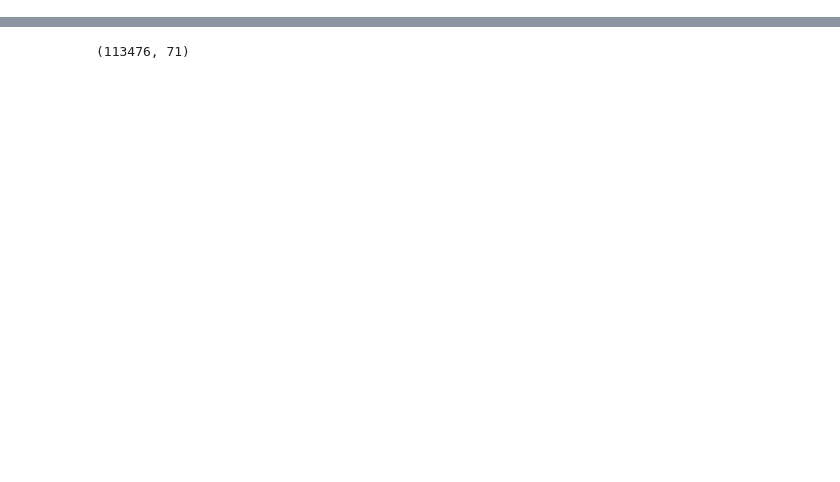
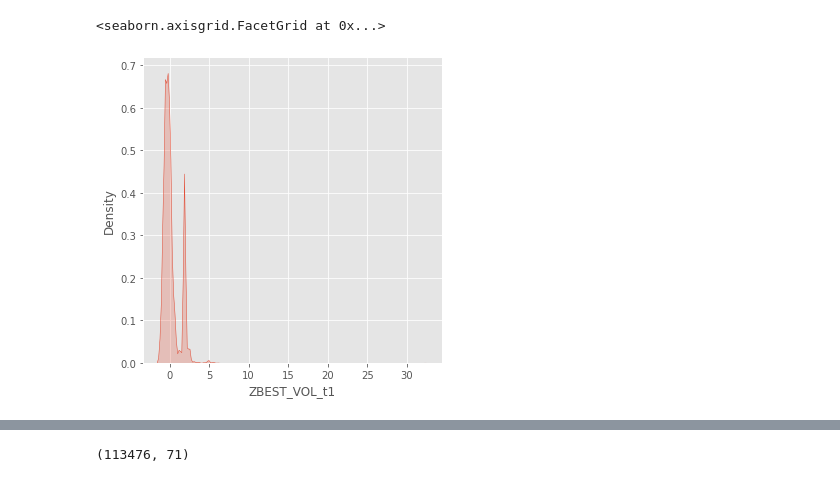
Before and after one commit to oscarm524/Data-Mining-Cup, a Jupyter notebook: DMC-2008/Data_Exploration/Data_Exploration.ipynb, the cells around one changed output, grey strips where cells are left out. Saved outputs shown, nothing was run; the diff lists cells and outputs as text; code cells hidden in the pictures; blank space fills up the shorter version.

```diff
--- a/DMC-2008/Data_Exploration/Data_Exploration.ipynb
+++ b/DMC-2008/Data_Exploration/Data_Exploration.ipynb
@@ -39,0 +57,7 @@ train.head()
+# %%
+a = train[train['target'] == 0]
+
+sns.displot(data = a, x = 'ZBEST_VOL_t1', kind = 'kde', fill = True)
+# %% [output]
+<seaborn.axisgrid.FacetGrid at 0x...>
+[figure, added]
```
Also changed, not shown: parts of 8 cells of this notebook.
